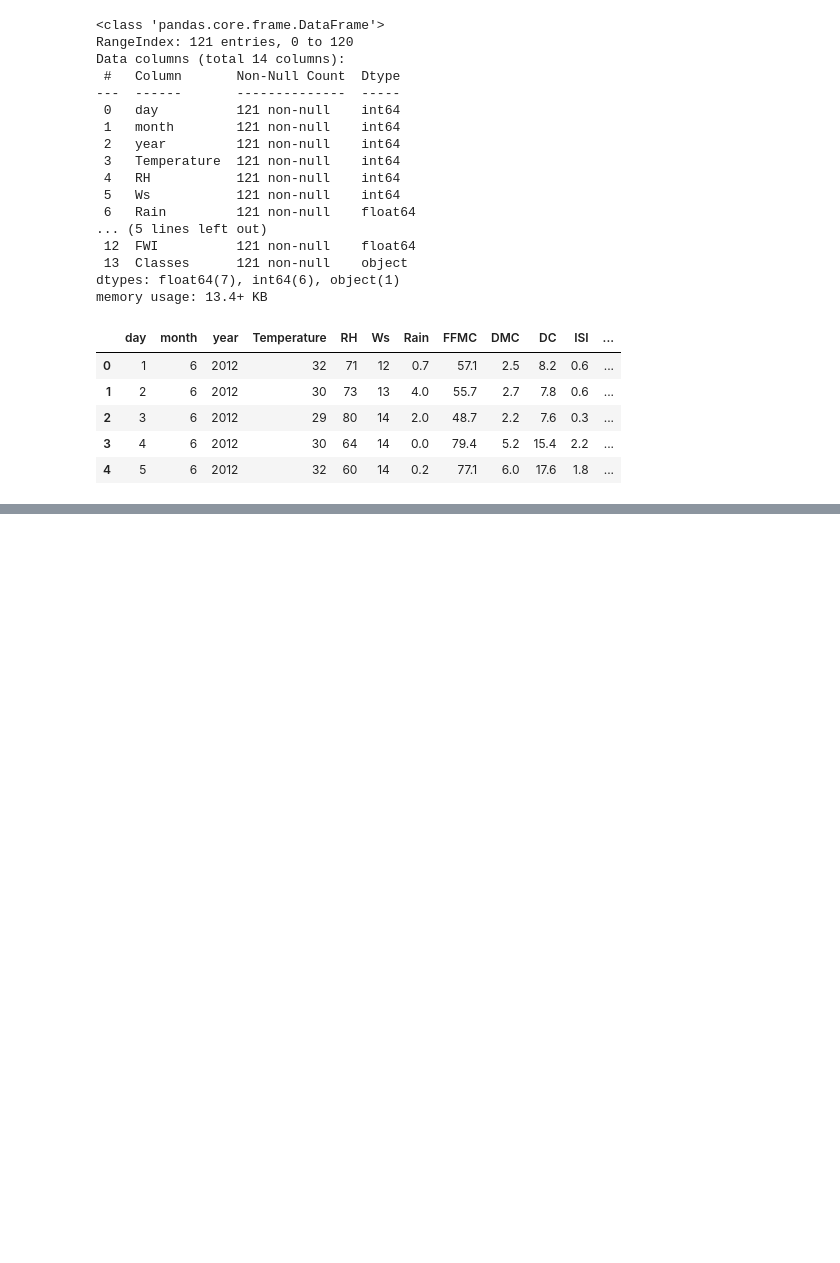
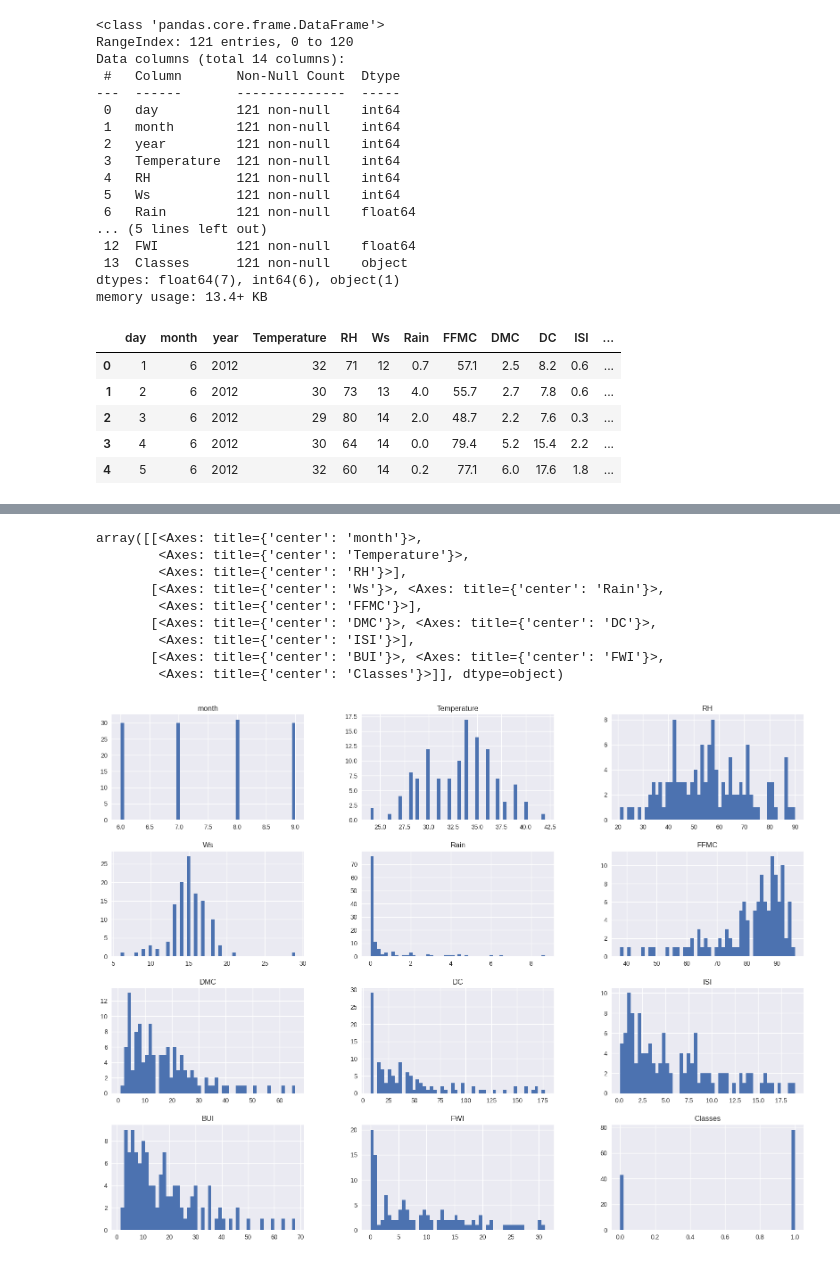
Before and after one commit to NasimLimon/Machine-Learning, a Jupyter notebook: clenningdatasetridgelasso-ipynb.ipynb, the cells around one changed output, grey strips where cells are left out. Cells and saved outputs as stored; diff of their text form; code cells hidden in the pictures; blank space fills up the shorter version.

```diff
--- a/clenningdatasetridgelasso-ipynb.ipynb
+++ b/clenningdatasetridgelasso-ipynb.ipynb
@@ -134,5 +134,3 @@ df.head()
 | 2 | 3 | 6 | 2012 | 29 | 80 | 14 | 2.0 | 48.7 | 2.2 | 7.6 | 0.3 | ... |
 | 3 | 4 | 6 | 2012 | 30 | 64 | 14 | 0.0 | 79.4 | 5.2 | 15.4 | 2.2 | ... |
 | 4 | 5 | 6 | 2012 | 32 | 60 | 14 | 0.2 | 77.1 | 6.0 | 17.6 | 1.8 | ... |
-# %%
-df=df.drop(columns=['day','month','year'],errors='ignore')
@@ -148,2 +137,5 @@ df.head()
 # %%
  df['Classes']=np.where(df['Classes'].str.contains('not fire'),0,1)
+# %%
+df=df.drop(columns=['day','year'],errors='ignore')
+df.head()
@@ -149,0 +149,14 @@ df.head()
+# %%
+plt.style.use('seaborn')
+df.hist(bins=50,figsize=(20,15))
+# %% [output]
+array([[<Axes: title={'center': 'month'}>,
+        <Axes: title={'center': 'Temperature'}>,
+        <Axes: title={'center': 'RH'}>],
+       [<Axes: title={'center': 'Ws'}>, <Axes: title={'center': 'Rain'}>,
+        <Axes: title={'center': 'FFMC'}>],
+       [<Axes: title={'center': 'DMC'}>, <Axes: title={'center': 'DC'}>,
+        <Axes: title={'center': 'ISI'}>],
+       [<Axes: title={'center': 'BUI'}>, <Axes: title={'center': 'FWI'}>,
+        <Axes: title={'center': 'Classes'}>]], dtype=object)
+[figure, added]
```
Also changed, not shown: parts of 9 cells of this notebook.
